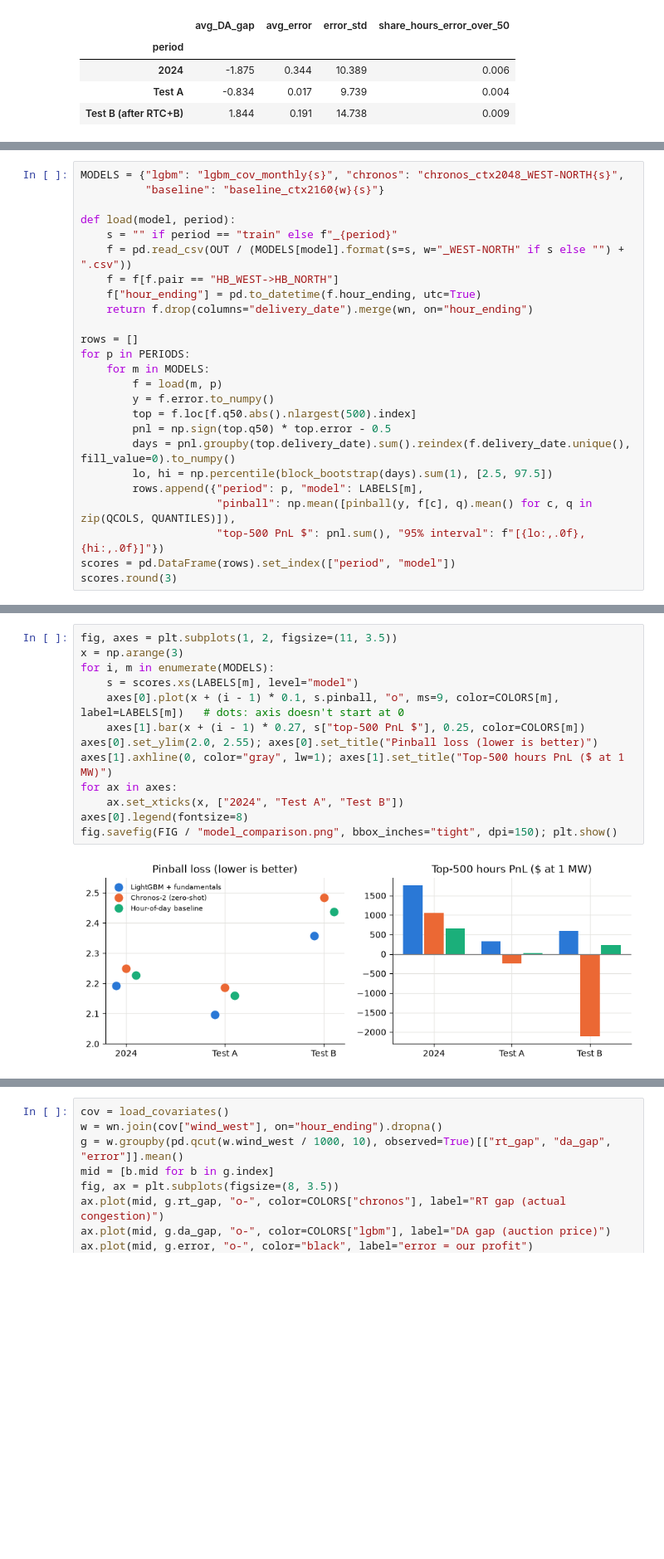
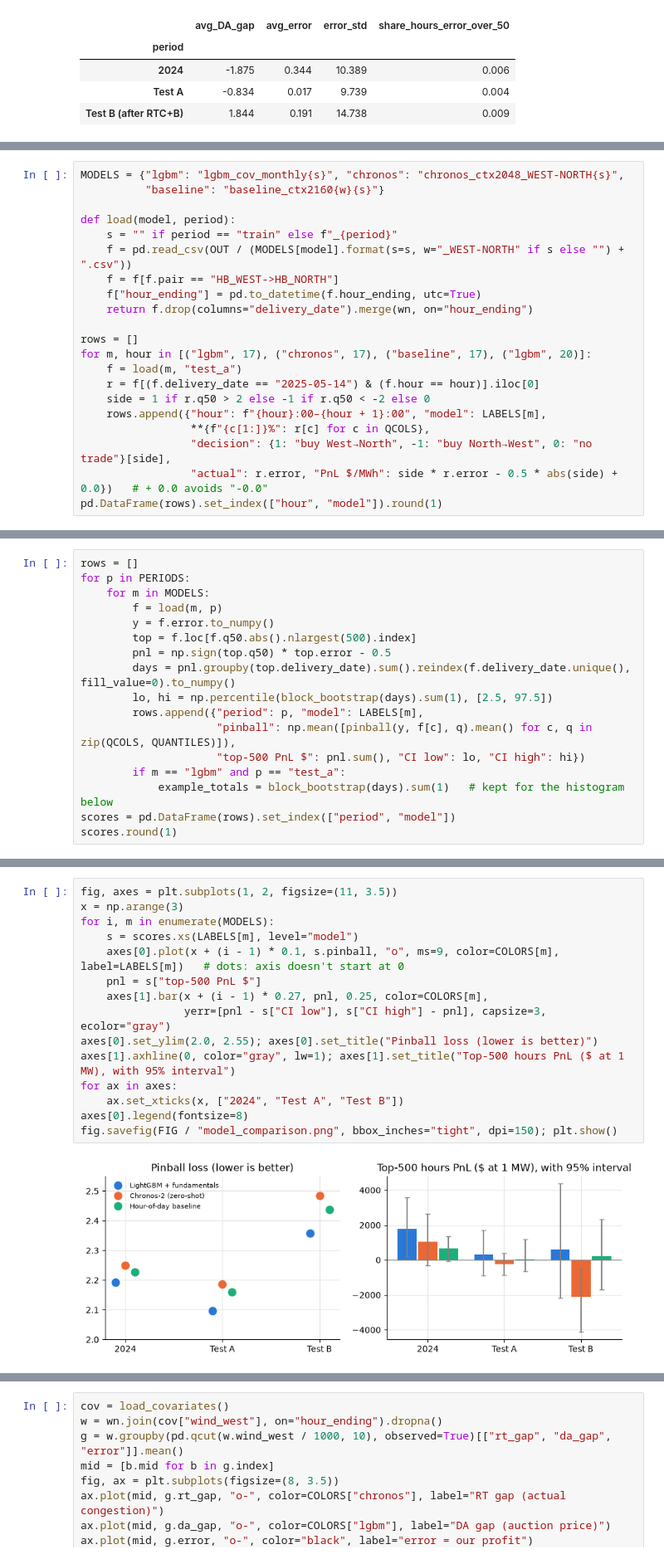
Before and after one commit to zhengwaihongben/project_applied_algorithm, a Jupyter notebook: notebooks/ptp_findings.ipynb, the cells around one changed output, grey strips where cells are left out. Shown at 83% size. Drawn from its saved outputs; the diff is of its cells as text; blank space fills up the shorter version.

```diff
--- a/notebooks/ptp_findings.ipynb
+++ b/notebooks/ptp_findings.ipynb
@@ -128,0 +171,21 @@ domain knowledge (wind, load) beats that.
+# %%
+MODELS = {"lgbm": "lgbm_cov_monthly{s}", "chronos": "chronos_ctx2048_WEST-NORTH{s}",
+          "baseline": "baseline_ctx2160{w}{s}"}
+
+def load(model, period):
+    s = "" if period == "train" else f"_{period}"
+    f = pd.read_csv(OUT / (MODELS[model].format(s=s, w="_WEST-NORTH" if s else "") + ".csv"))
+    f = f[f.pair == "HB_WEST->HB_NORTH"]
+    f["hour_ending"] = pd.to_datetime(f.hour_ending, utc=True)
+    return f.drop(columns="delivery_date").merge(wn, on="hour_ending")
+
+rows = []
+for m, hour in [("lgbm", 17), ("chronos", 17), ("baseline", 17), ("lgbm", 20)]:
+    f = load(m, "test_a")
+    r = f[(f.delivery_date == "2025-05-14") & (f.hour == hour)].iloc[0]
+    side = 1 if r.q50 > 2 else -1 if r.q50 < -2 else 0
+    rows.append({"hour": f"{hour}:00–{hour + 1}:00", "model": LABELS[m],
+                 **{f"{c[1:]}%": r[c] for c in QCOLS},
+                 "decision": {1: "buy West→North", -1: "buy North→West", 0: "no trade"}[side],
+                 "actual": r.error, "PnL $/MWh": side * r.error - 0.5 * abs(side) + 0.0})   # + 0.0 avoids "-0.0"
+pd.DataFrame(rows).set_index(["hour", "model"]).round(1)
@@ -129,14 +221,4 @@ domain knowledge (wind, load) beats that.
 # %%
-MODELS = {"lgbm": "lgbm_cov_monthly{s}", "chronos": "chronos_ctx2048_WEST-NORTH{s}",
-          "baseline": "baseline_ctx2160{w}{s}"}
-
-def load(model, period):
-    s = "" if period == "train" else f"_{period}"
-    f = pd.read_csv(OUT / (MODELS[model].format(s=s, w="_WEST-NORTH" if s else "") + ".csv"))
-    f = f[f.pair == "HB_WEST->HB_NORTH"]
-    f["hour_ending"] = pd.to_datetime(f.hour_ending, utc=True)
-    return f.drop(columns="delivery_date").merge(wn, on="hour_ending")
-
 rows = []
 for p in PERIODS:
     for m in MODELS:
@@ -148,7 +230,9 @@ for p in PERIODS:
         lo, hi = np.percentile(block_bootstrap(days).sum(1), [2.5, 97.5])
         rows.append({"period": p, "model": LABELS[m],
                      "pinball": np.mean([pinball(y, f[c], q).mean() for c, q in zip(QCOLS, QUANTILES)]),
-                     "top-500 PnL $": pnl.sum(), "95% interval": f"[{lo:,.0f}, {hi:,.0f}]"})
+                     "top-500 PnL $": pnl.sum(), "CI low": lo, "CI high": hi})
+        if m == "lgbm" and p == "test_a":
+            example_totals = block_bootstrap(days).sum(1)   # kept for the histogram below
 scores = pd.DataFrame(rows).set_index(["period", "model"])
-scores.round(3)
+scores.round(1)
 # %% [output]
@@ -166,16 +250,18 @@ scores.round(3)
 # %%
 fig, axes = plt.subplots(1, 2, figsize=(11, 3.5))
 x = np.arange(3)
 for i, m in enumerate(MODELS):
     s = scores.xs(LABELS[m], level="model")
     axes[0].plot(x + (i - 1) * 0.1, s.pinball, "o", ms=9, color=COLORS[m], label=LABELS[m])   # dots: axis doesn't start at 0
-    axes[1].bar(x + (i - 1) * 0.27, s["top-500 PnL $"], 0.25, color=COLORS[m])
+    pnl = s["top-500 PnL $"]
+    axes[1].bar(x + (i - 1) * 0.27, pnl, 0.25, color=COLORS[m],
+                yerr=[pnl - s["CI low"], s["CI high"] - pnl], capsize=3, ecolor="gray")
 axes[0].set_ylim(2.0, 2.55); axes[0].set_title("Pinball loss (lower is better)")
-axes[1].axhline(0, color="gray", lw=1); axes[1].set_title("Top-500 hours PnL ($ at 1 MW)")
+axes[1].axhline(0, color="gray", lw=1); axes[1].set_title("Top-500 hours PnL ($ at 1 MW), with 95% interval")
 for ax in axes:
     ax.set_xticks(x, ["2024", "Test A", "Test B"])
 axes[0].legend(fontsize=8)
 fig.savefig(FIG / "model_comparison.png", bbox_inches="tight", dpi=150); plt.show()
 # %% [output]
-[figure, old version]
+[figure, new version]
 # %% [markdown]
```
Also changed, not shown: parts of 28 cells of this notebook, 4 other files.
